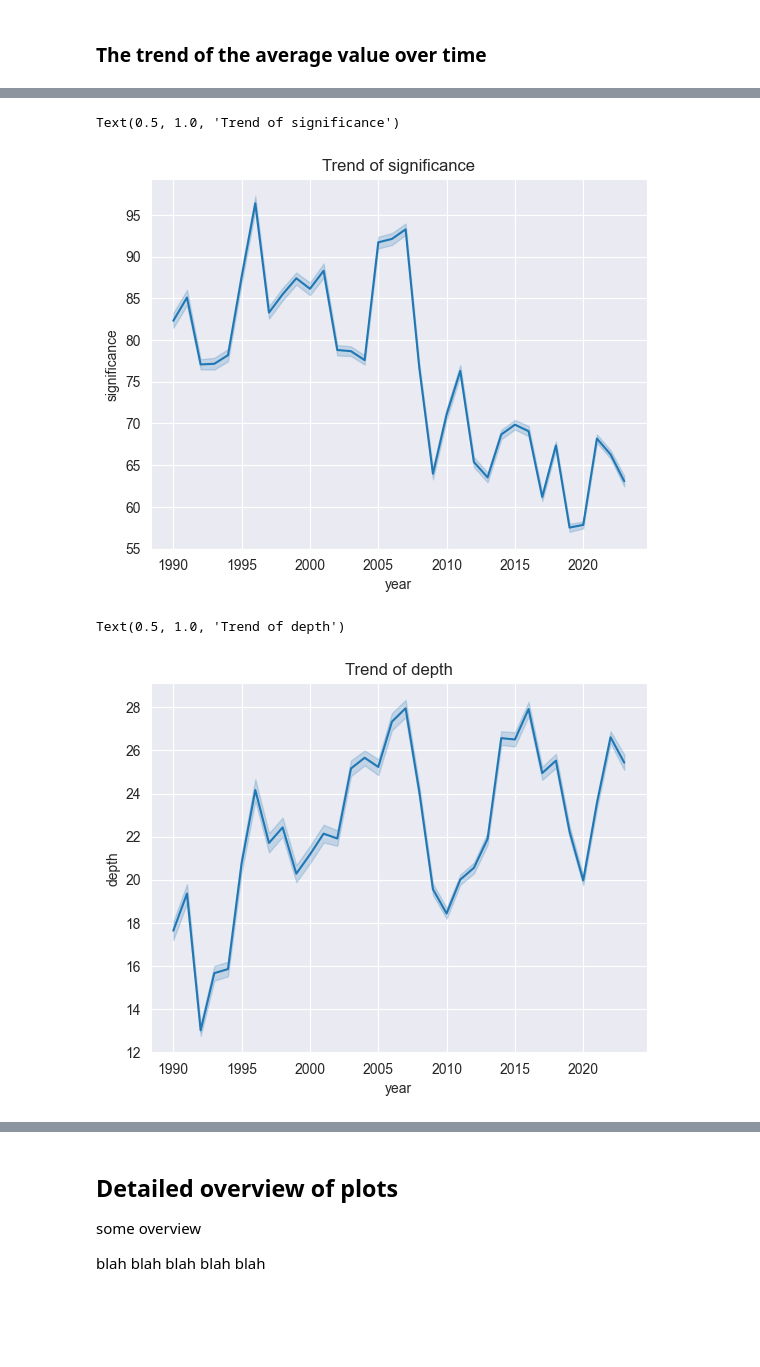
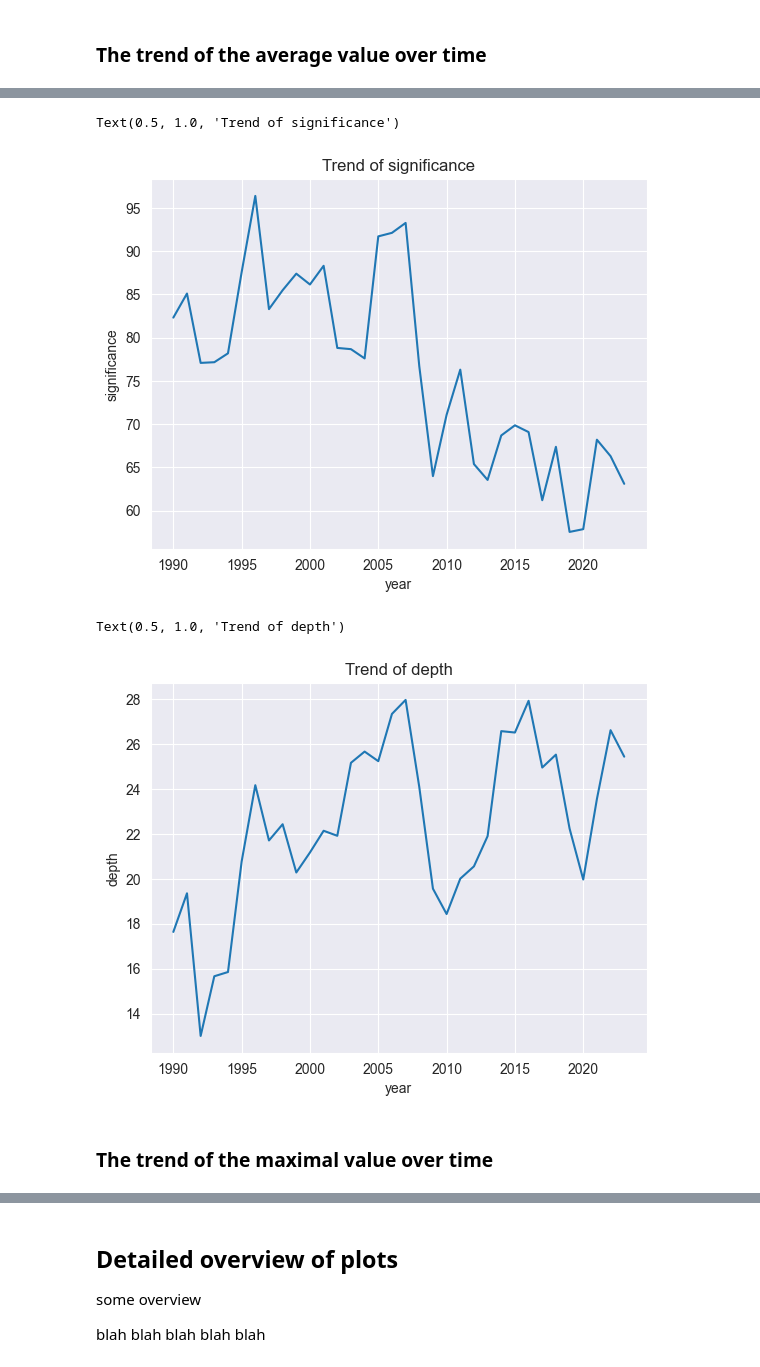
Before and after one commit to DenisIndenbom/DSBA-analytical-project, a Jupyter notebook: project.ipynb, the cells around one changed output, grey strips where cells are left out. Saved outputs shown, nothing was run; the diff lists cells and outputs as text; code cells hidden in the pictures; blank space fills up the shorter version.

```diff
--- a/project.ipynb
+++ b/project.ipynb
@@ -239,10 +239,13 @@ Text(0.5, 1.0, 'Trend of magnitude')
 # %%
-sns.lineplot(data=df, x='year', y='significance').set_title('Trend of significance')
+sns.lineplot(data=df.groupby('year').agg({'significance':'mean'}), x='year', y='significance').set_title(
+    'Trend of significance')
 # %% [output]
 Text(0.5, 1.0, 'Trend of significance')
-[figure, old version]
+[figure, new version]
 # %%
-sns.lineplot(data=df, x='year', y='depth').set_title('Trend of depth')
+sns.lineplot(data=df.groupby('year').agg({'depth':'mean'}), x='year', y='depth').set_title('Trend of depth')
 # %% [output]
 Text(0.5, 1.0, 'Trend of depth')
-[figure, old version]
+[figure, new version]
+# %% [markdown]
+### The trend of the maximal value over time
```
Also changed, not shown: parts of 11 cells of this notebook.
